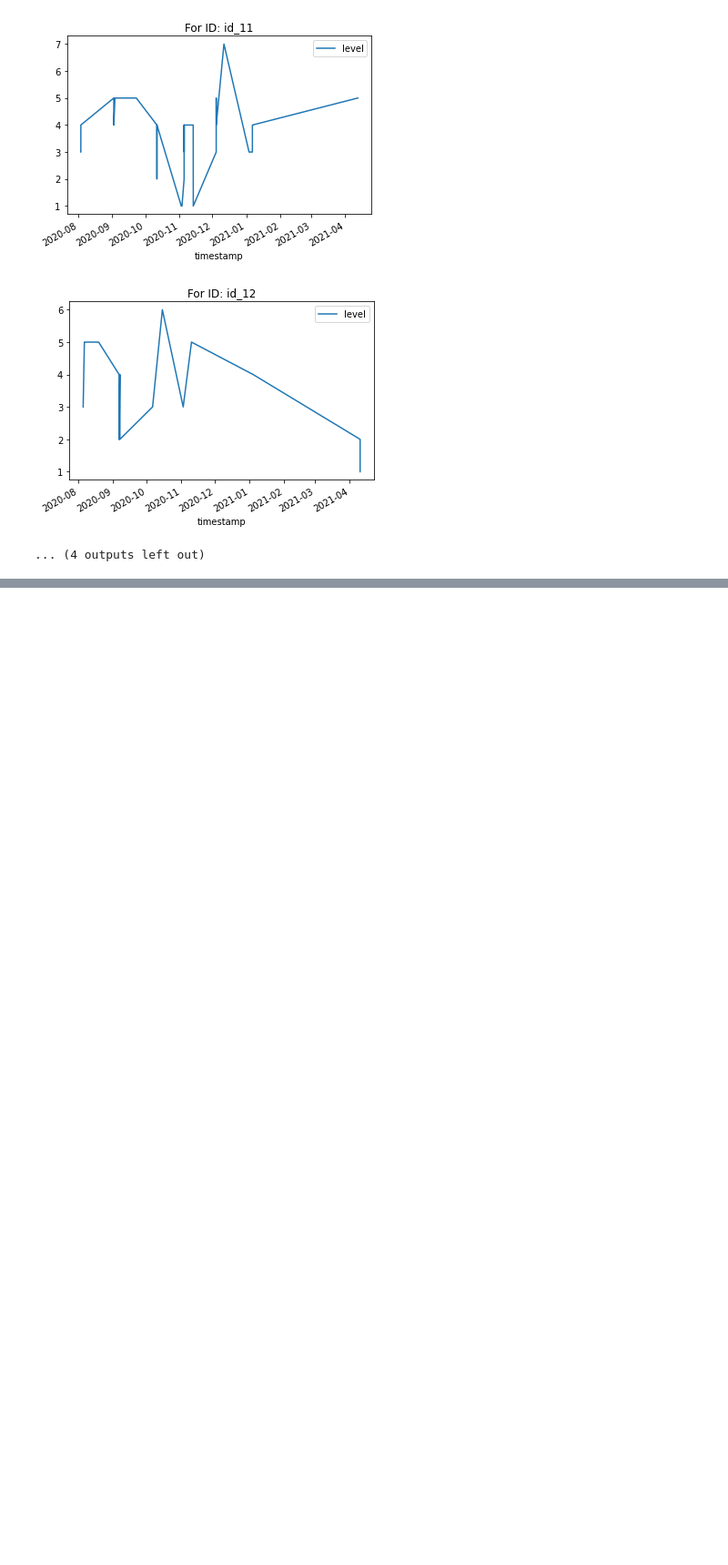
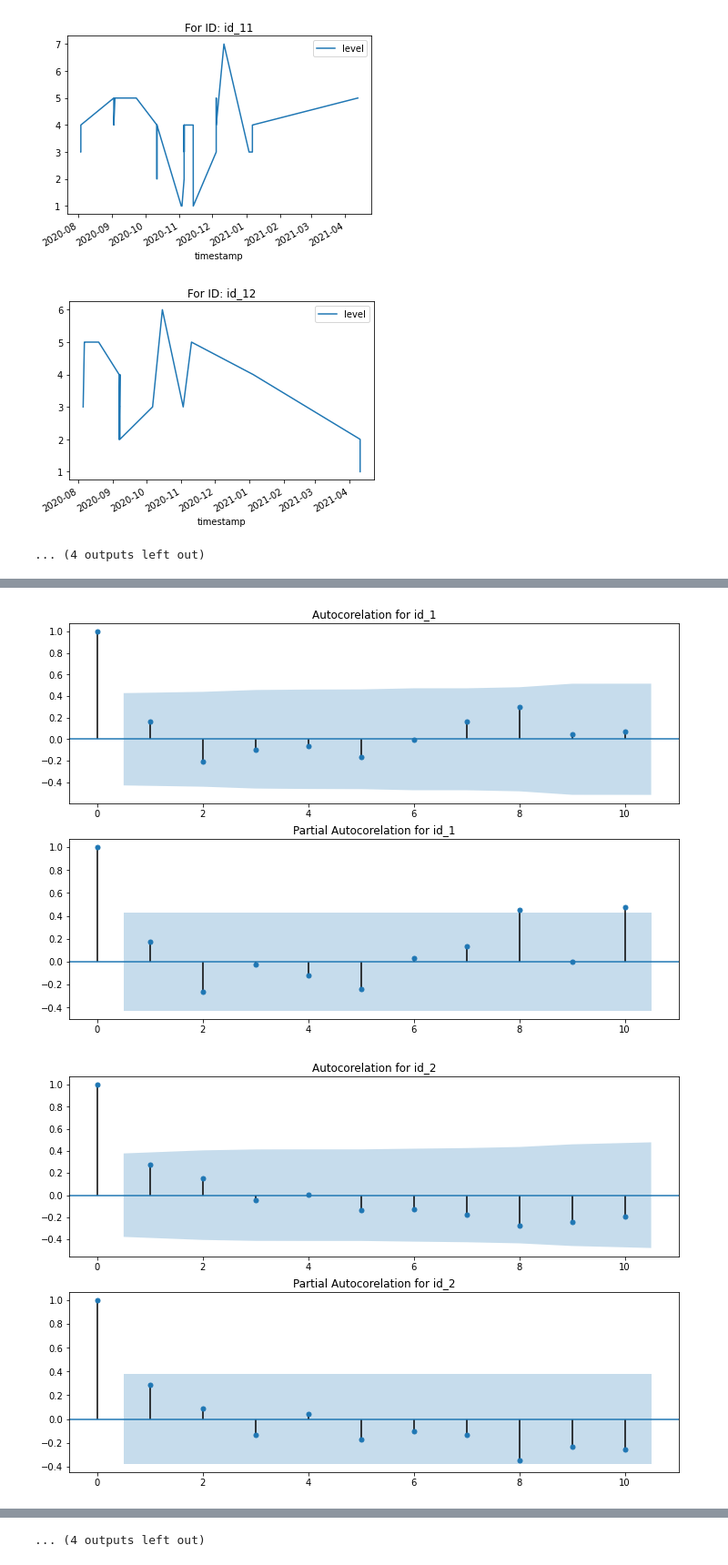
Before and after one commit to GuptaTanay/Battery-Level-Prediction, a Jupyter notebook: Battery_Level_Prediction.ipynb, the cells around one changed output, grey strips where cells are left out. Shown at 91% size. Cells and saved outputs as stored; diff of their text form; code cells hidden in the pictures; blank space fills up the shorter version.

```diff
--- a/Battery_Level_Prediction.ipynb
+++ b/Battery_Level_Prediction.ipynb
@@ -221,6 +208,15 @@ def adfuller_test(sales):
+# %%
+#Ho: It is non stationary
+#H1: It is stationary
+non_stationary = []
+def adfuller_test(df, scode, add_to_non = False):
+    result=adfuller(df)
+    if result[1] > 0.05:
+        print("Time series is non-stationary for: "+ scode)
+        if add_to_non:
+          non_stationary.append(scode)
 # %%
 for scode in unique_scodes:
     data_for_scode = final_data[ final_data['scode'] == scode ]
-    # data_for_scode.plot(title = 'For ID: '+ str(scode))
-    adfuller_test(data_for_scode['level'])
+    adfuller_test(data_for_scode['level'], scode, True)
 # %% [output]
@@ -243,0 +230,9 @@ weak evidence against null hypothesis, time series has a unit root, indicating i
+# %%
+# non_stationary
+non_stationary = np.array(non_stationary, dtype='O')
+# %%
+for i in non_stationary:
+  data_for_scode = final_data[ final_data['scode'] == i ]
+  # data_for_scode.plot(title = 'For ID: '+ str(i))
+  data_for_scode['Seasonal First Difference']=data_for_scode['level']-data_for_scode['level'].shift(14)
+  adfuller_test(data_for_scode['level'], i)
@@ -243,0 +266,12 @@ weak evidence against null hypothesis, time series has a unit root, indicating i
+# %%
+for scode in unique_scodes:
+    data_for_scode = final_data[ final_data['scode'] == scode ]
+    fig = plt.figure(figsize=(12,8))
+    ax1 = fig.add_subplot(211)
+    fig = sm.graphics.tsa.plot_acf(data_for_scode['level'],lags=10,ax=ax1, title = 'Autocorelation for '+scode)
+    ax2 = fig.add_subplot(212)
+    fig = sm.graphics.tsa.plot_pacf(data_for_scode['level'],lags=10,ax=ax2, title = 'Partial Autocorelation for '+scode)
+    # print('----------------------------------------------------')
+# %% [output]
+[figure, added]
+[figure, added]
@@ -244,3 +288,4 @@ weak evidence against null hypothesis, time series has a unit root, indicating i
+... (4 outputs left out)
 # %%
 def plot_curves(timestamps, actual_values, predicted_values):
     for session in actual_values.keys():
```
Also changed, not shown: parts of 8 cells of this notebook.
